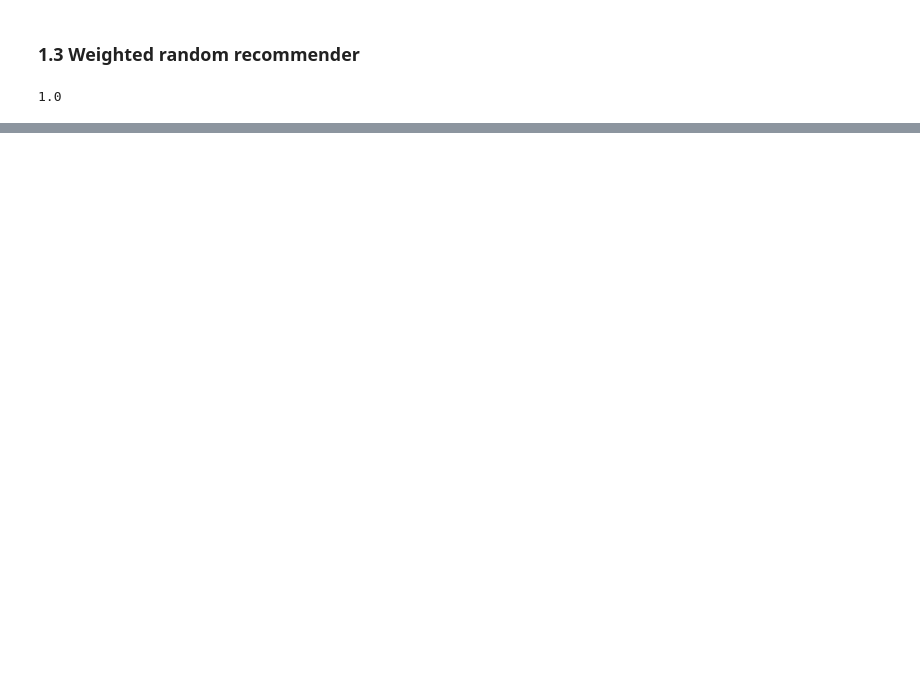
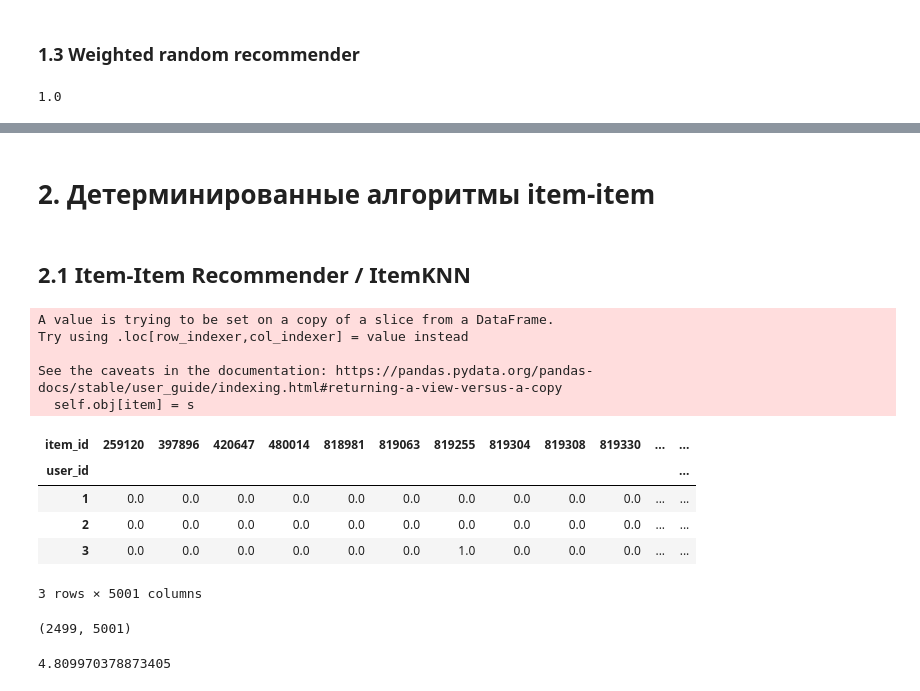
Before and after one commit to VokiVon-P/GB_recommendation, a Jupyter notebook: HW_02/hw_webinar_2.ipynb, the cells around one changed output, grey strips where cells are left out. Cells and saved outputs as stored; diff of their text form; code cells hidden in the pictures; blank space fills up the shorter version.

```diff
--- a/HW_02/hw_webinar_2.ipynb
+++ b/HW_02/hw_webinar_2.ipynb
@@ -278,0 +290,4 @@ test_prediction_at_k(pred_basic)
+# %% [markdown]
+# 2. Детерминированные алгоритмы item-item
+# %% [markdown]
+## 2.1 Item-Item Recommender / ItemKNN
@@ -278,0 +302,41 @@ test_prediction_at_k(pred_basic)
+# %%
+top_5000 = popular.item_id.tolist()
+K = 7
+# %%
+# Заведем фиктивный item_id (если юзер покупал товары из топ-5000, то он "купил" такой товар)
+data_train.loc[~data_train['item_id'].isin(top_5000), 'item_id'] = 999999
+
+user_item_matrix = pd.pivot_table(data_train,
+                                  index='user_id', columns='item_id',
+                                  values='quantity',
+                                  aggfunc='count',
+                                  fill_value=0
+                                 )
+
+user_item_matrix[user_item_matrix > 0] = 1 # так как в итоге хотим предсказать
+user_item_matrix = user_item_matrix.astype(float) # необходимый тип матрицы для implicit
+
+# переведем в формат saprse matrix
+sparse_user_item = csr_matrix(user_item_matrix).tocsr()
+
+user_item_matrix.head(3)
+# %% [output]
+A value is trying to be set on a copy of a slice from a DataFrame.
+Try using .loc[row_indexer,col_indexer] = value instead
+
+See the caveats in the documentation: https://pandas.pydata.org/pandas-docs/stable/user_guide/indexing.html#returning-a-view-versus-a-copy
+  self.obj[item] = s
+| item_id | 259120 | 397896 | 420647 | 480014 | 818981 | 819063 | 819255 | 819304 | 819308 | 819330 | ... | ... |
+| user_id |  |  |  |  |  |  |  |  |  |  |  | ... |
+| 1 | 0.0 | 0.0 | 0.0 | 0.0 | 0.0 | 0.0 | 0.0 | 0.0 | 0.0 | 0.0 | ... | ... |
+| 2 | 0.0 | 0.0 | 0.0 | 0.0 | 0.0 | 0.0 | 0.0 | 0.0 | 0.0 | 0.0 | ... | ... |
+| 3 | 0.0 | 0.0 | 0.0 | 0.0 | 0.0 | 0.0 | 1.0 | 0.0 | 0.0 | 0.0 | ... | ... |
+3 rows × 5001 columns
+# %%
+user_item_matrix.shape
+# %% [output]
+(2499, 5001)
+# %%
+user_item_matrix.sum().sum() / (user_item_matrix.shape[0] * user_item_matrix.shape[1]) * 100
+# %% [output]
+4.809970378873405
```
Also changed, not shown: parts of 33 cells of this notebook.
